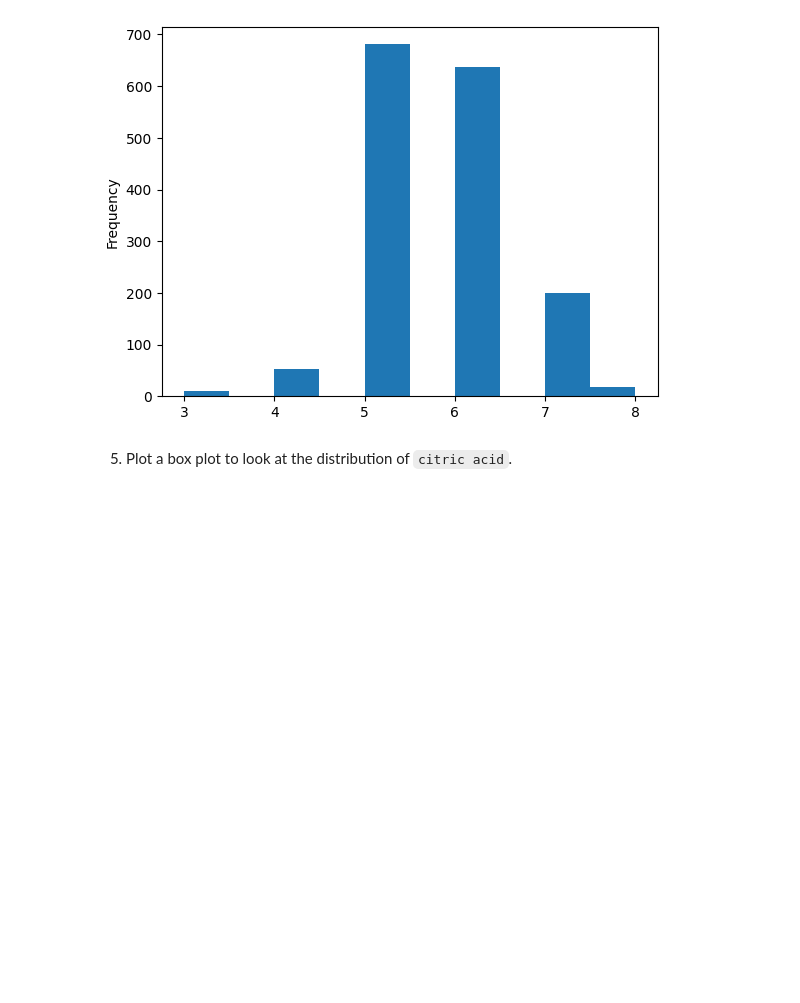
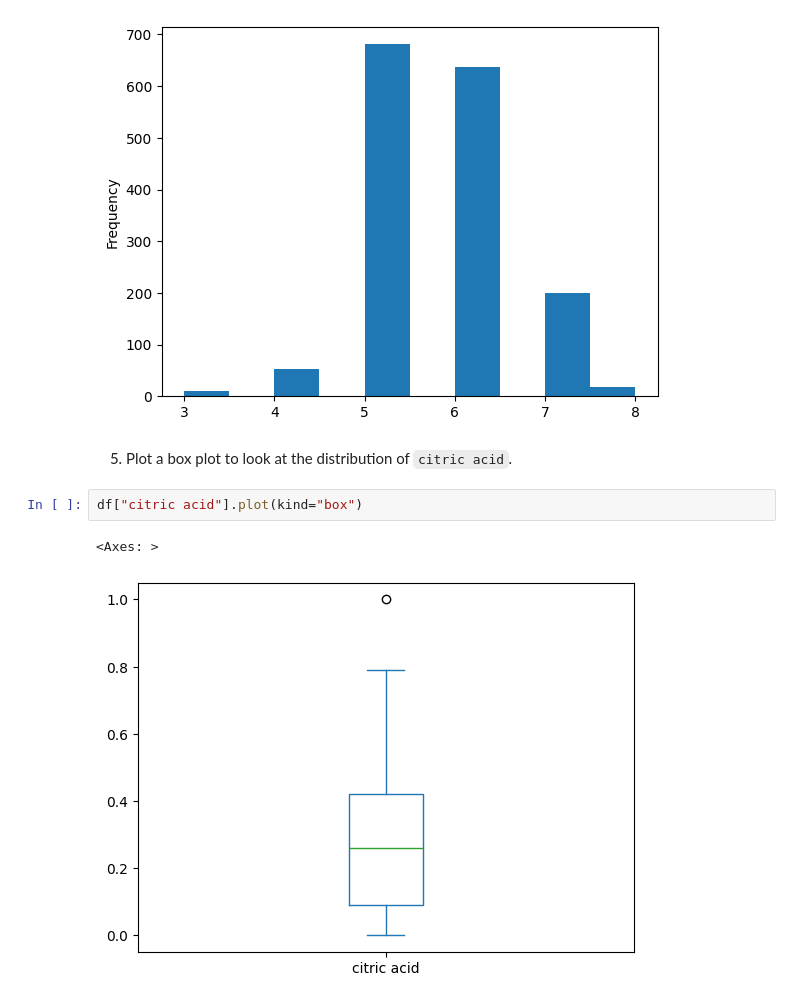
Before and after one commit to hallothere/ds-pandas-numpy, a Jupyter notebook: 03_pandas_visualization.ipynb, the cells around one changed output. Cells and saved outputs as stored; diff of their text form; blank space fills up the shorter version.

```diff
--- a/03_pandas_visualization.ipynb
+++ b/03_pandas_visualization.ipynb
@@ -152,3 +152,8 @@ df.quality.plot(kind='hist')
 [figure]
 # %% [markdown]
 5. Plot a box plot to look at the distribution of `citric acid`.
+# %%
+df["citric acid"].plot(kind="box")
+# %% [output]
+<Axes: >
+[figure, added]
```
Also changed, not shown: 1 other file.
